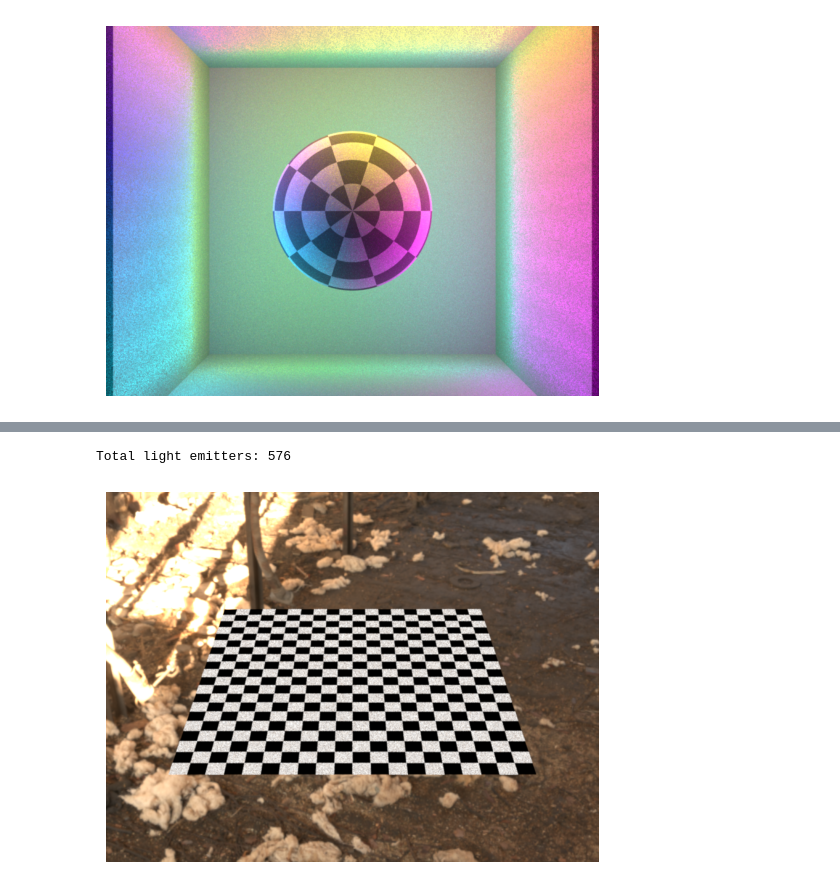
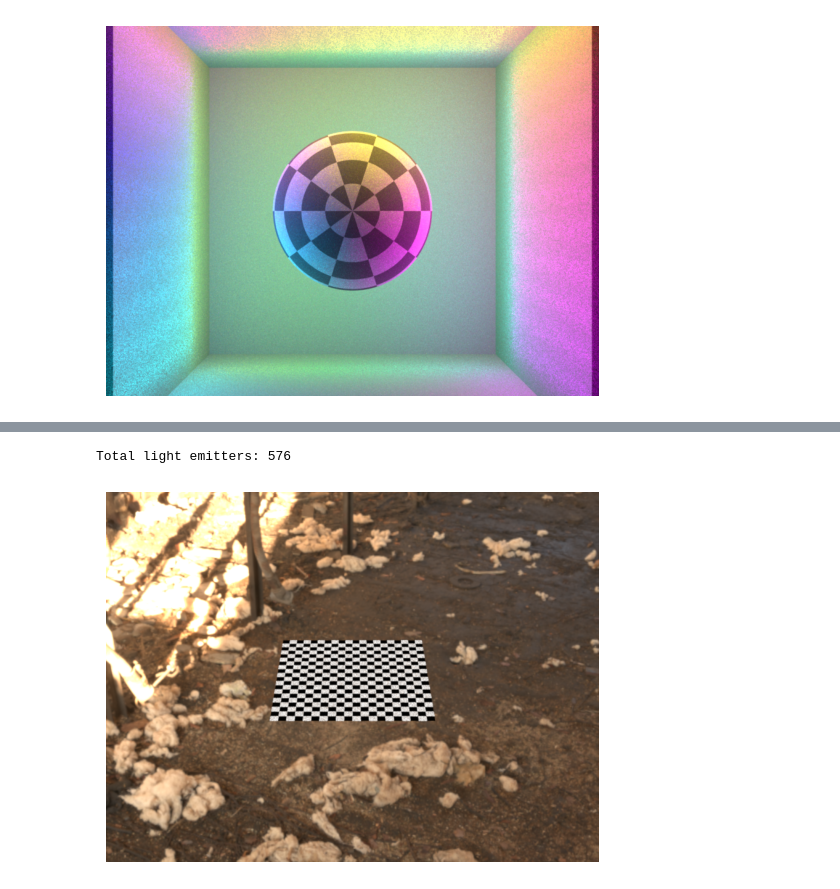
Before and after one commit to kkxthyl/WalmartRGB, a Jupyter notebook: cube/cube.ipynb, the cells around one changed output, grey strips where cells are left out. Saved outputs shown, nothing was run; the diff lists cells and outputs as text; code cells hidden in the pictures.

```diff
--- a/cube/cube.ipynb
+++ b/cube/cube.ipynb
@@ -1034,7 +1034,8 @@ hdri = mi.Bitmap('../sample_hdri.exr').convert(mi.Bitmap.PixelFormat.RGB, mi.Str
 # hdri = mi.Bitmap('../night_hdri.exr').convert(mi.Bitmap.PixelFormat.RGB, mi.Struct.Type.Float32)
 scene_dict = {
     "type": "scene",
-    "integrator": {"type": "path"},
+    "integrator": {
+        "type": "path"},
     "sensor": {
         "type": "perspective",
         "sampler": {
@@ -1068,32 +1069,32 @@ scene_dict = {
     ########################
     ##### TO SCALE    #####
     ########################
     "checkerboard": {
         "type": "rectangle",
         "to_world": mi.ScalarTransform4f()
             .translate([0, 0, 0])      # Place it on the ground
             .rotate([1, 0, 0], -90)    # Lie flat on XZ
-            .scale([0.2, 0.2, 1.0]),  # 20 cm × 20 cm plane
+            .scale([0.1, 0.1, 1.0]),  # 20 cm × 20 cm plane
         "bsdf": {
             "type": "diffuse",
             "reflectance": {
                 "type": "checkerboard",
                 "color0": { "type": "rgb", "value": [1,1,1] },
                 "color1": { "type": "rgb", "value": [0,0,0] },
                 "to_uv": mi.ScalarTransform4f()
                     .scale([10.0, 10.0, 1.0])  # 10 checks ⇒ 2 cm each
             }
         }
     }
 
 }
 
 scene_dict.update(emitters)
 scene = mi.load_dict(scene_dict)
 img = mi.render(scene)
 plt.imshow(mi.util.convert_to_bitmap(img))
 plt.axis('off')
 plt.show()
 # %% [output]
 Total light emitters: 576
-[figure, old version]
+[figure, new version]
```
Also changed, not shown: parts of 2 cells of this notebook, 3 other files.
